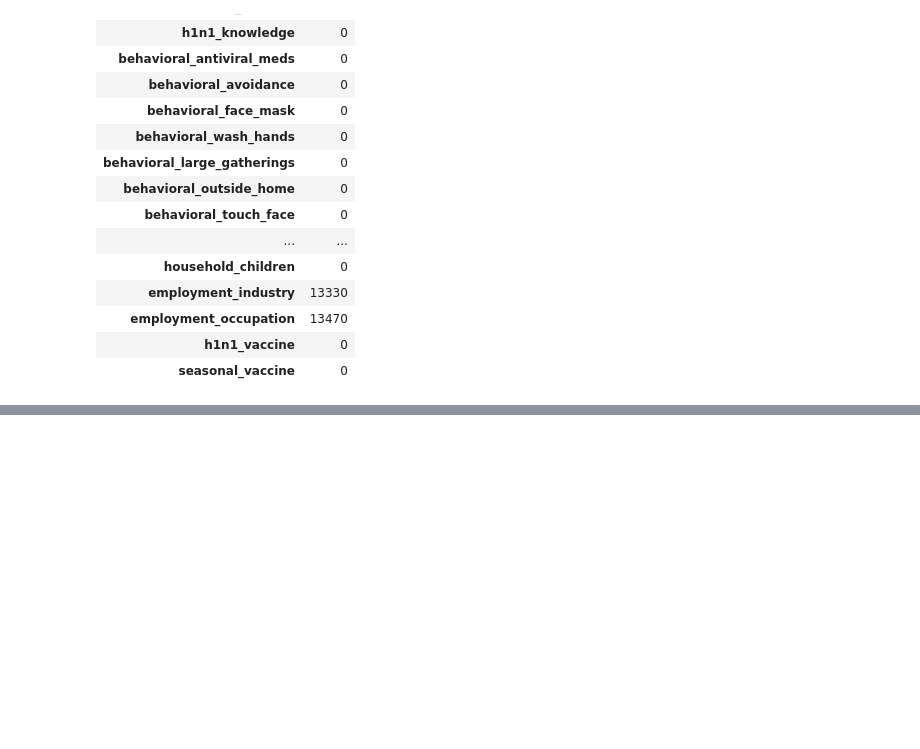
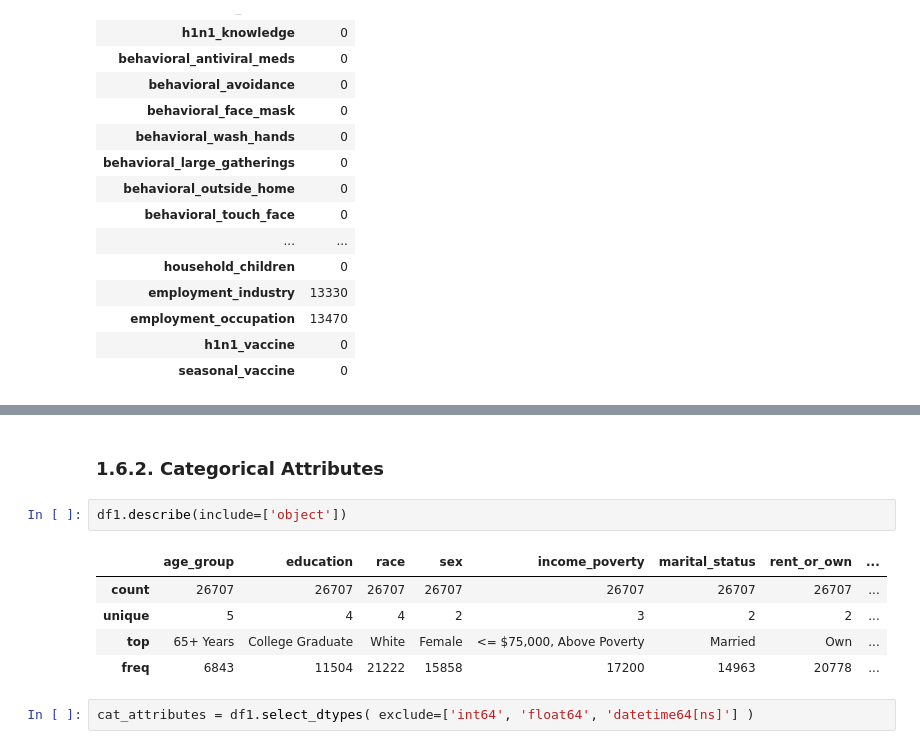
Before and after one commit to TiagoTuk/flu_shot_learning, a Jupyter notebook: notebooks/c1_metrics.ipynb, the cells around one changed output, grey strips where cells are left out. Cells and saved outputs as stored; diff of their text form; blank space fills up the shorter version.

```diff
--- a/notebooks/c1_metrics.ipynb
+++ b/notebooks/c1_metrics.ipynb
@@ -166,0 +258,12 @@ df1.isna().sum().to_frame(name='dtype')
+# %% [markdown]
+### 1.6.2. Categorical Attributes
+# %%
+df1.describe(include=['object'])
+# %% [output]
+|  | age_group | education | race | sex | income_poverty | marital_status | rent_or_own | ... |
+| count | 26707 | 26707 | 26707 | 26707 | 26707 | 26707 | 26707 | ... |
+| unique | 5 | 4 | 4 | 2 | 3 | 2 | 2 | ... |
+| top | 65+ Years | College Graduate | White | Female | <= $75,000, Above Poverty | Married | Own | ... |
+| freq | 6843 | 11504 | 21222 | 15858 | 17200 | 14963 | 20778 | ... |
+# %%
+cat_attributes = df1.select_dtypes( exclude=['int64', 'float64', 'datetime64[ns]'] )
```
Also changed, not shown: parts of 12 cells of this notebook.
